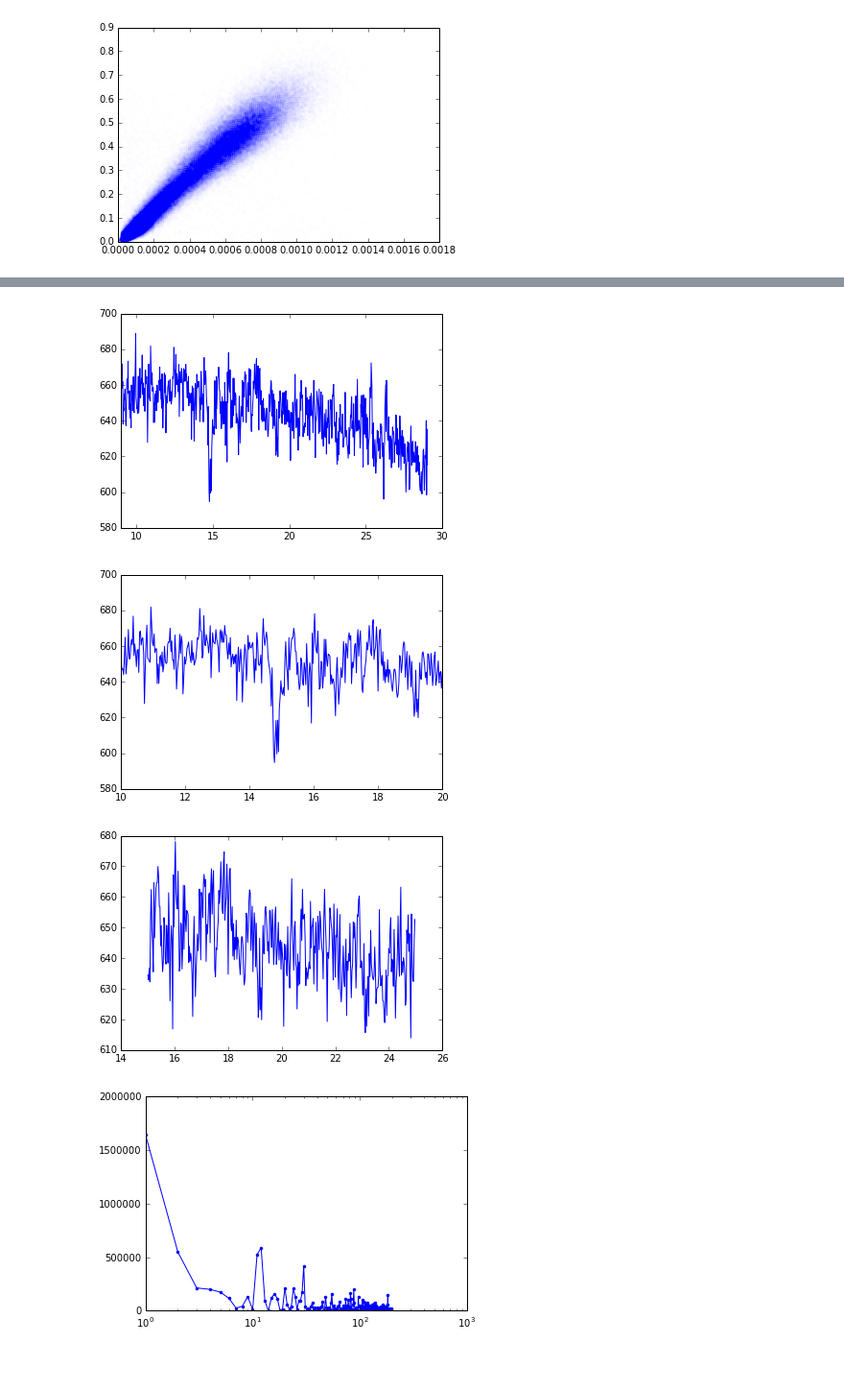
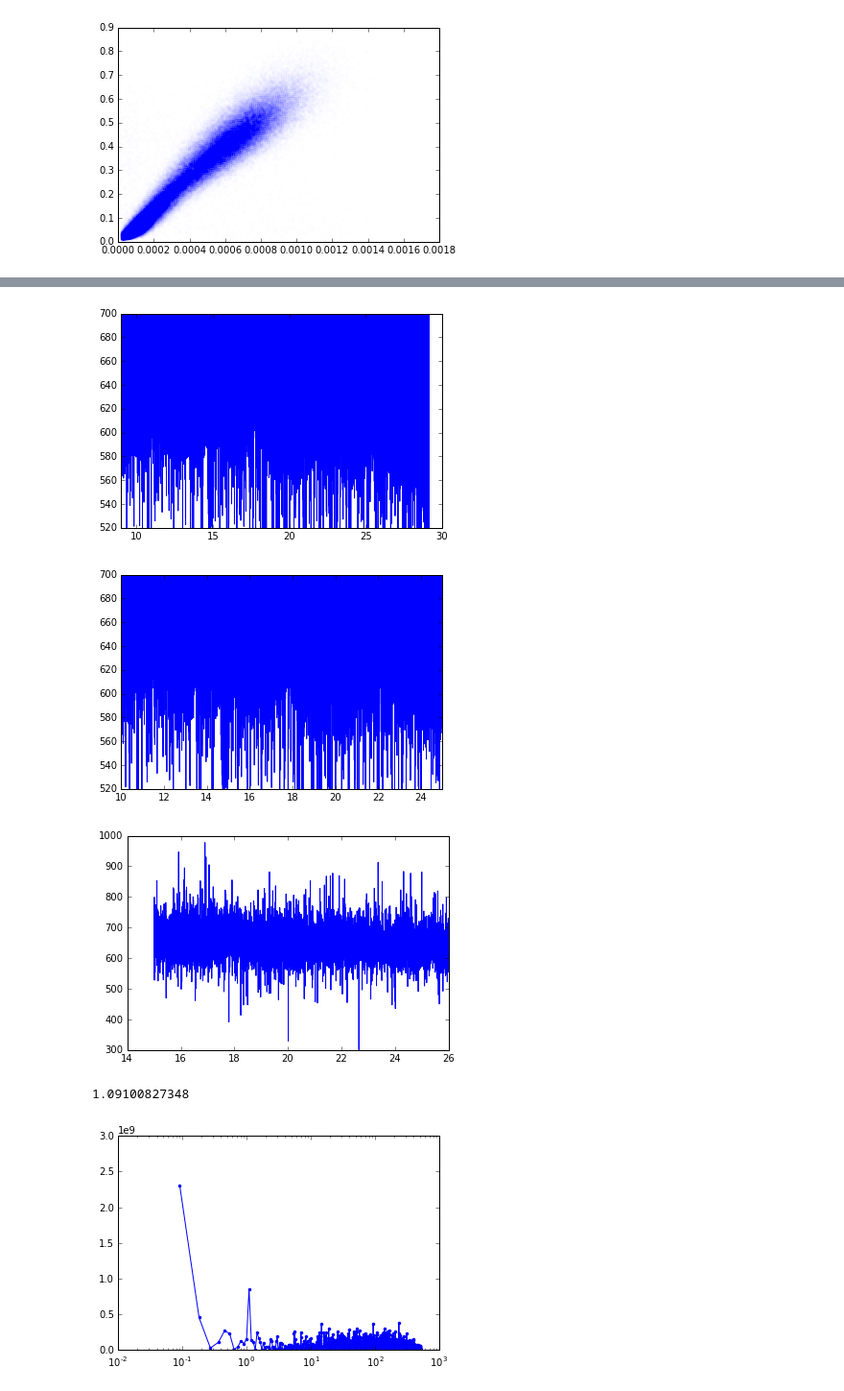
Before and after one commit to sioan/softXRayDataAndControls, a Jupyter notebook: experimentSpecificFiles/sxri0414/jupyter/analysis_run60_eshift_correction.ipynb, the cells around one changed output, grey strips where cells are left out. Shown at 96% size. Drawn from its saved outputs; the diff is of its cells as text; code cells hidden in the pictures; blank space fills up the shorter version.

```diff
--- a/experimentSpecificFiles/sxri0414/jupyter/analysis_run60_eshift_correction.ipynb
+++ b/experimentSpecificFiles/sxri0414/jupyter/analysis_run60_eshift_correction.ipynb
@@ -31,8 +31,8 @@ except:
     pass
 #configuration parameters
 time_tool_sign = 1
-#pixel_to_femtosecond = 0.0033444
-pixel_to_femtosecond = 0.002
+pixel_to_femtosecond = 0.0033444
+#pixel_to_femtosecond = 0.002
 delay_stage_offset = min(my_dict['delayStage'])
 # %%
 #subplot(121)
@@ -46,8 +46,8 @@ delay_stage_offset = min(my_dict['delayStage'])
 my_mask =  filter_masks.__dict__[experiment_run_name](my_dict)
 my_mask *=  (my_dict['timeToolOpal/time_pixel']>300)
 my_mask *=  (my_dict['timeToolOpal/time_pixel']<1600)
-#my_mask *=  (my_dict['ebeam/photon_energy']<925)
-#my_mask *=  (my_dict['ebeam/photon_energy']>910)
+my_mask *=  (my_dict['ebeam/photon_energy']<920)
+my_mask *=  (my_dict['ebeam/photon_energy']>912)
 #my_mask *=  (my_dict['timeToolOpal/uncertainty_cov']*pixel_to_femtosecond<0.0002)
 # %%
 #TSS_OPAL/pixelTime = is the original psana type analyzed time tool data
@@ -79,7 +79,7 @@ y = my_dict['acqiris2/amplitude'][my_mask]
 sy = my_dict['acqiris2/uncertainty_cov'][my_mask]
 z = my_dict['corrected_time'][my_mask]
 myValues = array([x,y,z,sy]).transpose()
-my_bins = arange(-6.0,35,0.025)
+my_bins = arange(-6.0,35,0.001)
 
 #defining truncated mean
 def quartile_mean(x):
@@ -150,29 +150,37 @@ def binned_statistic_edge_corrected(x,y,sy,bins,statistic):
 # %%
 edge_corrected_data = binned_statistic_edge_corrected(z,y,sy,bins=[my_bins],statistic=average)/binned_statistic_edge_corrected(z,x,ones(len(x)),bins=[my_bins],statistic=average)
 plot(my_bins[:-1],edge_corrected_data[::-1])
-ylim(580,700)
+ylim(520,700)
 xlim(9,30)
 show()
 plot(my_bins[:-1],edge_corrected_data[::-1])
-ylim(580,700)
-xlim(10,20)
+ylim(520,700)
+xlim(10,25)
 show()
 # %% [output]
-[figure, old version]
+[figure, new version]
-[figure, old version]
+[figure, new version]
 # %%
 temp_mask = my_bins[:-1]>15
-temp_mask *=  my_bins[:-1]<25
+temp_mask *=  my_bins[:-1]<26
 plot(my_bins[:-1][temp_mask],edge_corrected_data[::-1][temp_mask])
+ylim()
 show()
 # %% [output]
-[figure, old version]
+[figure, new version]
 # %%
-my_fft=(abs(fft(edge_corrected_data[::-1][temp_mask]))**2)[:int(sum(temp_mask/2))]
-plot(my_fft,'.-')
+my_fft=(abs(fft(nan_to_num(edge_corrected_data[::-1])[temp_mask]))**2)[:int(sum(temp_mask/2))]
+
+df = 1.0/(max(my_bins[:-1][temp_mask])-min(my_bins[:-1][temp_mask]))
+peak_frequency = (argmax(my_fft[2:])+2)*df
+print(peak_frequency)
+
+plot(arange(len(my_fft))*df,my_fft,'.-')
 semilogx()
-ylim(1e2,2e6)
-xlim()
+#loglog()
+ylim(1e-1,3e9)
+xlim(1e-2,1e3)
 show()
 # %% [output]
+1.09100827348
-[figure, old version]
+[figure, new version]
```
Also changed, not shown: parts of 3 cells of this notebook, 23 other files.
